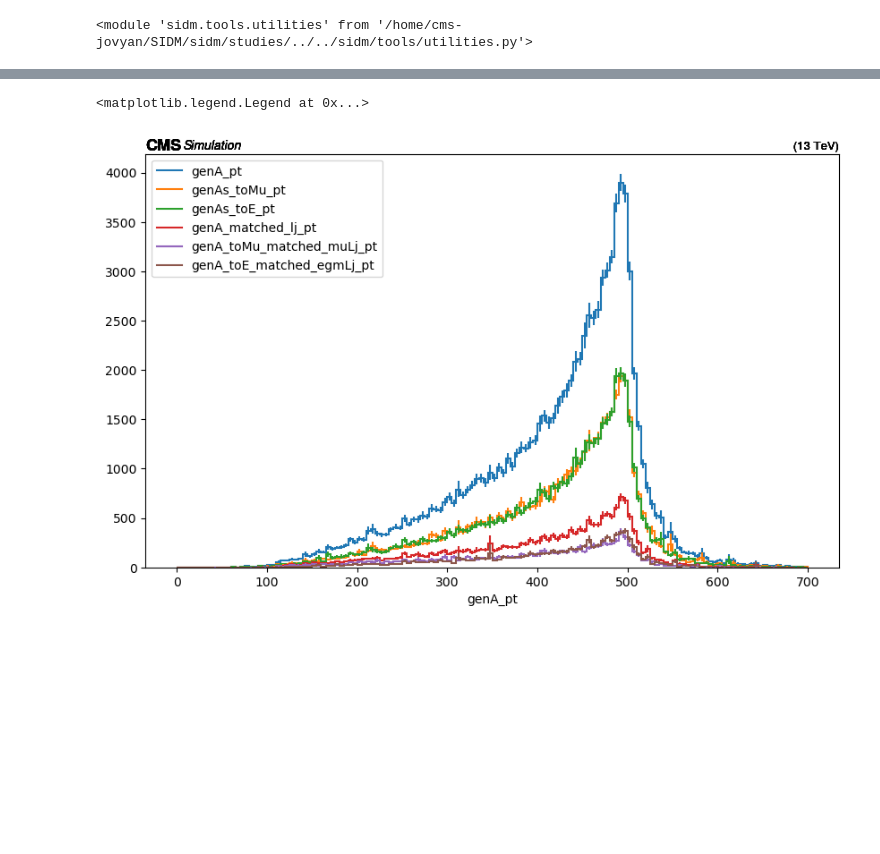
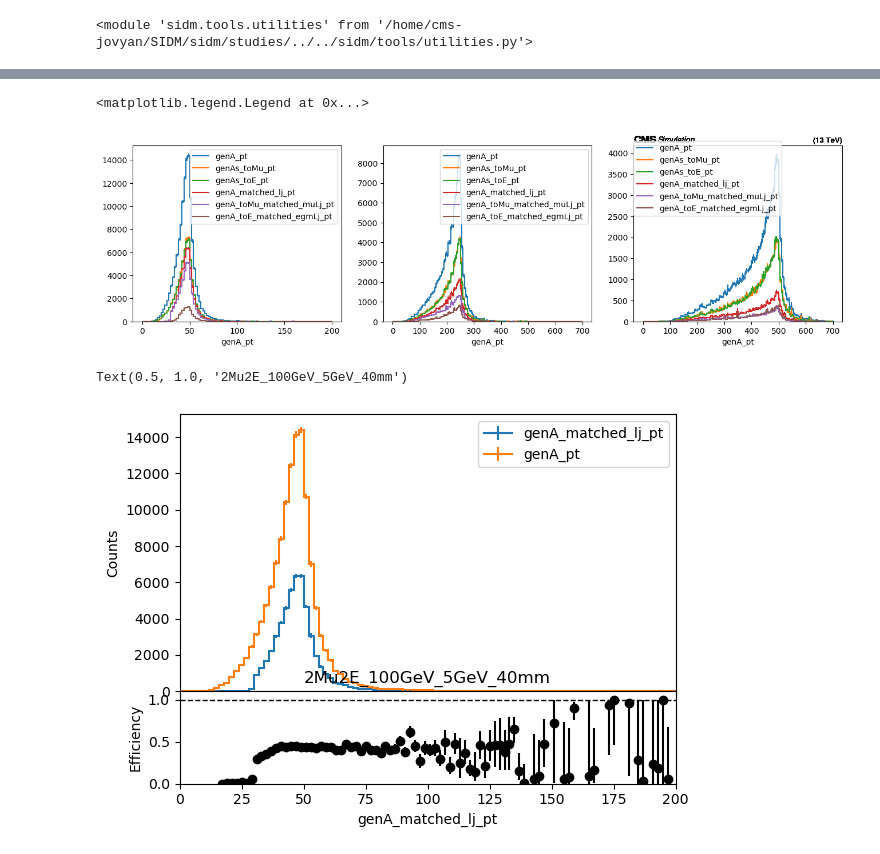
Before and after one commit to yfv2ev/SIDM, a Jupyter notebook: sidm/studies/darkPhotonPtEffi.ipynb, the cells around one changed output, grey strips where cells are left out. Drawn from its saved outputs; the diff is of its cells as text; code cells hidden in the pictures; blank space fills up the shorter version.

Commit message:
Added the dark photon pt and it efficiency plots for 100GeV and 500GeV bound state masses

```diff
--- a/sidm/studies/darkPhotonPtEffi.ipynb
+++ b/sidm/studies/darkPhotonPtEffi.ipynb
@@ -22,10 +22,10 @@ importlib.reload(utilities)
 <module 'sidm.tools.utilities' from '/home/cms-jovyan/SIDM/sidm/studies/../../sidm/tools/utilities.py'>
 # %%
 samples = [
-    #"2Mu2E_100GeV_5GeV_40mm",
+    "2Mu2E_100GeV_5GeV_40mm",
     #"2Mu2E_150GeV_5GeV_2p7mm",
     #"2Mu2E_200GeV_5GeV_2mm",
-    #"2Mu2E_500GeV_5GeV_0p8mm",
+    "2Mu2E_500GeV_5GeV_40mm",
     #"2Mu2E_800GeV_5GeV_0p5mm",
     #"2Mu2E_1000GeV_5GeV_0p4mm",
     #"2Mu2E_1000GeV_5GeV_0p04mm",
@@ -51,7 +51,7 @@ p = sidm_processor.SidmProcessor(
 
 
     ],
-    ["base_plus_gen"]
+    ["gen_base"]
 )
 
 output = runner.run(fileset, treename="ffNtuplizer/ffNtuple", processor_instance=p)
@@ -76,21 +64,63 @@ Warning: a histogram with the following axis names could not be filled and will
 [interactive output not drawn]
 # %%
 ch1 ="baseNoLj"
-ch2="2mu2e"
-plt.figure(figsize=(10,6))
-utilities.plot([output["out"][f"{name}"]["hists"]["genA_pt_highRange"][ch1,:] for name in samples], density=False)
-utilities.plot([output["out"][f"{name}"]["hists"]["genAs_toMu_pt"][ch1,:] for name in samples], density=False)
-utilities.plot([output["out"][f"{name}"]["hists"]["genAs_toE_pt"][ch1,:] for name in samples], density=False)
-utilities.plot([output["out"][f"{name}"]["hists"]["genA_matched_lj_pt"][ch1,:] for name in samples], density=False)
-utilities.plot([output["out"][f"{name}"]["hists"]["genA_toMu_matched_muLj_pt"][ch1,:] for name in samples], density=False)
-utilities.plot([output["out"][f"{name}"]["hists"]["genA_toE_matched_egmLj_pt"][ch1,:] for name in samples], density=False)
-plt.legend(["genA_pt",
+
+fig, (ax1,ax2, ax3) = plt.subplots(1,3, figsize=(16,4))
+
+utilities.plot(output["out"]["2Mu2E_100GeV_5GeV_40mm"]["hists"]["genA_pt"][ch1,:],ax=ax1, density=False)
+utilities.plot(output["out"]["2Mu2E_100GeV_5GeV_40mm"]["hists"]["genAs_toMu_pt"][ch1,:],ax=ax1, density=False)
+utilities.plot(output["out"]["2Mu2E_100GeV_5GeV_40mm"]["hists"]["genAs_toE_pt"][ch1,:], ax=ax1, density=False)
+utilities.plot(output["out"]["2Mu2E_100GeV_5GeV_40mm"]["hists"]["genA_matched_lj_pt"][ch1,:], ax=ax1, density=False)
+utilities.plot(output["out"]["2Mu2E_100GeV_5GeV_40mm"]["hists"]["genA_toMu_matched_muLj_pt"][ch1,:], ax=ax1, density=False)
+utilities.plot(output["out"]["2Mu2E_100GeV_5GeV_40mm"]["hists"]["genA_toE_matched_egmLj_pt"][ch1,:], ax=ax1, density=False)
+
+utilities.plot(output["out"]["2Mu2E_500GeV_5GeV_40mm"]["hists"]["genA_pt_highRange"][ch1,:],ax=ax2, density=False)
+utilities.plot(output["out"]["2Mu2E_500GeV_5GeV_40mm"]["hists"]["genAs_toMu_pt_highRange"][ch1,:],ax=ax2, density=False)
+utilities.plot(output["out"]["2Mu2E_500GeV_5GeV_40mm"]["hists"]["genAs_toE_pt_highRange"][ch1,:], ax=ax2, density=False)
+utilities.plot(output["out"]["2Mu2E_500GeV_5GeV_40mm"]["hists"]["genA_matched_lj_pt_highRange"][ch1,:], ax=ax2, density=False)
+utilities.plot(output["out"]["2Mu2E_500GeV_5GeV_40mm"]["hists"]["genA_toMu_matched_muLj_pt_highRange"][ch1,:], ax=ax2, density=False)
+utilities.plot(output["out"]["2Mu2E_500GeV_5GeV_40mm"]["hists"]["genA_toE_matched_egmLj_pt_highRange"][ch1,:], ax=ax2, density=False)
+
+utilities.plot(output["out"]["2Mu2E_1000GeV_5GeV_40mm"]["hists"]["genA_pt_highRange"][ch1,:],ax=ax3, density=False)
+utilities.plot(output["out"]["2Mu2E_1000GeV_5GeV_40mm"]["hists"]["genAs_toMu_pt_highRange"][ch1,:],ax=ax3, density=False)
+utilities.plot(output["out"]["2Mu2E_1000GeV_5GeV_40mm"]["hists"]["genAs_toE_pt_highRange"][ch1,:], ax=ax3, density=False)
+utilities.plot(output["out"]["2Mu2E_1000GeV_5GeV_40mm"]["hists"]["genA_matched_lj_pt_highRange"][ch1,:], ax=ax3, density=False)
+utilities.plot(output["out"]["2Mu2E_1000GeV_5GeV_40mm"]["hists"]["genA_toMu_matched_muLj_pt_highRange"][ch1,:], ax=ax3, density=False)
+utilities.plot(output["out"]["2Mu2E_1000GeV_5GeV_40mm"]["hists"]["genA_toE_matched_egmLj_pt_highRange"][ch1,:], ax=ax3, density=False)
+ax1.legend(["genA_pt",
             "genAs_toMu_pt",
             "genAs_toE_pt",
             "genA_matched_lj_pt",
             "genA_toMu_matched_muLj_pt",
             "genA_toE_matched_egmLj_pt",
            ])
+ax2.legend(["genA_pt",
+            "genAs_toMu_pt",
+            "genAs_toE_pt",
+            "genA_matched_lj_pt",
+            "genA_toMu_matched_muLj_pt",
+            "genA_toE_matched_egmLj_pt",
+           ])
+ax3.legend(["genA_pt",
+            "genAs_toMu_pt",
+            "genAs_toE_pt",
+            "genA_matched_lj_pt",
+            "genA_toMu_matched_muLj_pt",
+            "genA_toE_matched_egmLj_pt",
+           ], loc=(0, .6))
 # %% [output]
 <matplotlib.legend.Legend at 0x...>
-[figure, old version]
+[figure, new version]
+# %%
+#plt.figure(figsize=(10,6))
+output["out"]["2Mu2E_100GeV_5GeV_40mm"]["hists"]["genA_matched_lj_pt"][ch1,:].plot_ratio(
+       output["out"]["2Mu2E_100GeV_5GeV_40mm"]["hists"]["genA_pt"][ch1,:],
+       #rp_ylabel=r"Ratio",
+       rp_num_label="genA_matched_lj_pt",
+       rp_denom_label="genA_pt",
+       rp_uncert_draw_type="line",
+       rp_uncertainty_type="efficiency")
+plt.title("2Mu2E_100GeV_5GeV_40mm")
+# %% [output]
+Text(0.5, 1.0, '2Mu2E_100GeV_5GeV_40mm')
+[figure, added]
```
Also changed, not shown: parts of 9 cells of this notebook.
